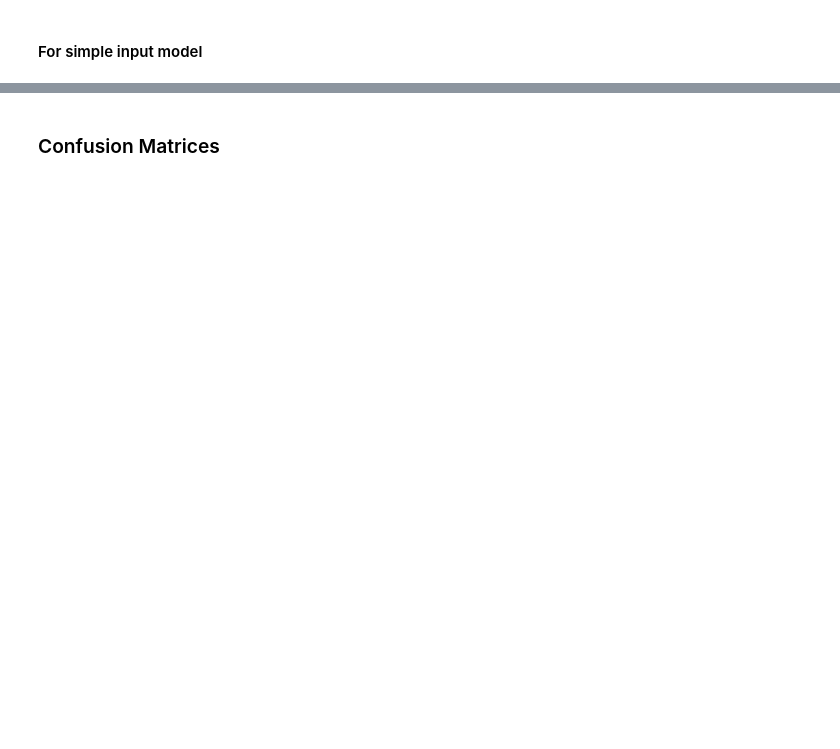
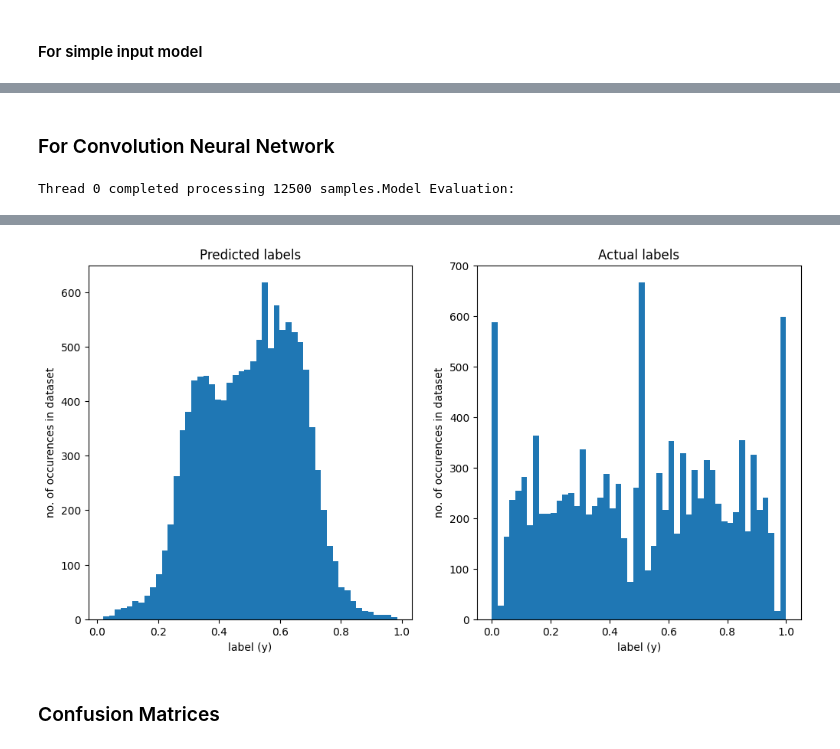
Before and after one commit to owenjaques/chessbot, a Jupyter notebook: neural_networks/models.ipynb, the cells around one changed output, grey strips where cells are left out. Cells and saved outputs as stored; diff of their text form; code cells hidden in the pictures; blank space fills up the shorter version.

```diff
--- a/neural_networks/models.ipynb
+++ b/neural_networks/models.ipynb
@@ -632,0 +649,7 @@ Thread 0 completed processing 12500 samples.Model Evaluation:
+# %% [markdown]
+### For Convolution Neural Network
+# %%
+matrix_input_testing_data = DataGenerator(data_directory + '/test_set.npz', 'matrix', batch_size=1)
+matrix_input_predictions = evaluate_model_and_plot_predictions(matrix_input_model, matrix_input_testing_data)
+# %% [output]
+Thread 0 completed processing 12500 samples.Model Evaluation:
@@ -633,3 +662,4 @@ Thread 0 completed processing 12500 samples.Model Evaluation:
+[figure, added]
 # %% [markdown]
 ### Confusion Matrices
 # %%
```
Also changed, not shown: parts of 8 cells of this notebook, 1 other file.
